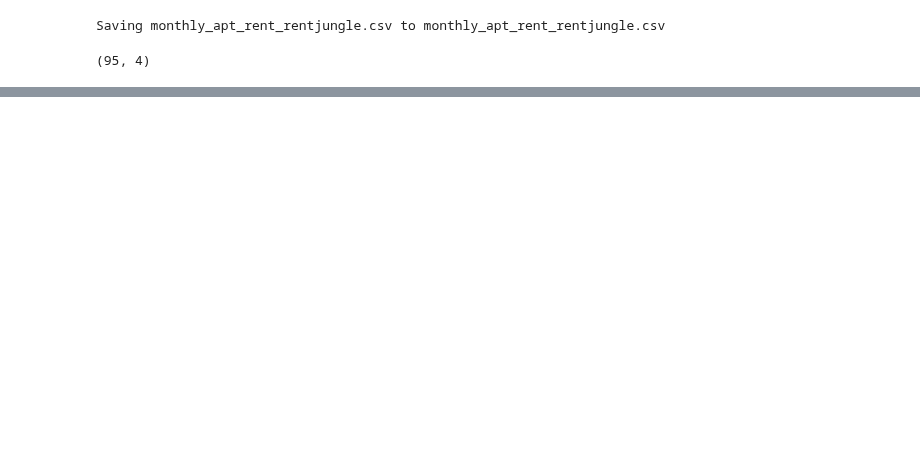
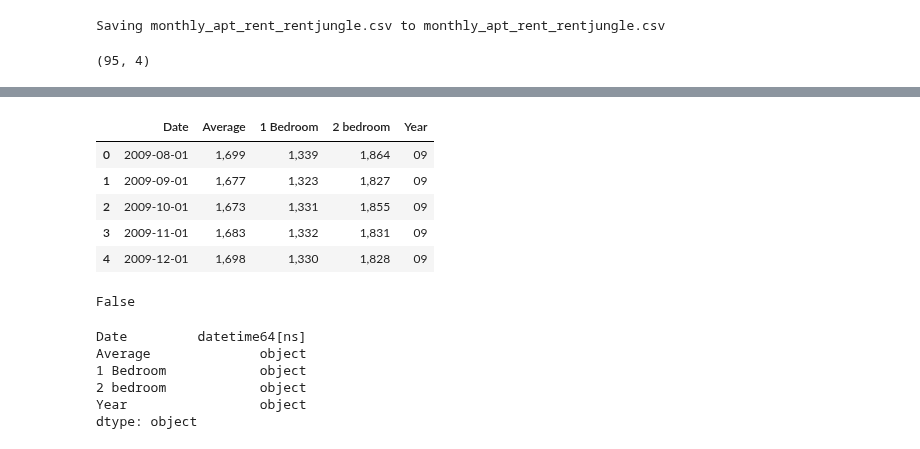
Before and after one commit to bloominstituteoftechnology/DS-Unit-1-Sprint-3-Data-Storytelling, a Jupyter notebook: Copy_of_LS_DS3_222_Choose_appropriate_visualizations.ipynb, the cells around one changed output, grey strips where cells are left out. Saved outputs shown, nothing was run; the diff lists cells and outputs as text; code cells hidden in the pictures; blank space fills up the shorter version.

```diff
--- a/Copy_of_LS_DS3_222_Choose_appropriate_visualizations.ipynb
+++ b/Copy_of_LS_DS3_222_Choose_appropriate_visualizations.ipynb
@@ -534,0 +553,23 @@ ValueError: ignored
+# %%
+df["Date"] = pd.to_datetime(df['Date'])
+df.head()
+# %% [output]
+|  | Date | Average | 1 Bedroom | 2 bedroom | Year |
+| 0 | 2009-08-01 | 1,699 | 1,339 | 1,864 | 09 |
+| 1 | 2009-09-01 | 1,677 | 1,323 | 1,827 | 09 |
+| 2 | 2009-10-01 | 1,673 | 1,331 | 1,855 | 09 |
+| 3 | 2009-11-01 | 1,683 | 1,332 | 1,831 | 09 |
+| 4 | 2009-12-01 | 1,698 | 1,330 | 1,828 | 09 |
+# %%
+df['Average'][1].isnumeric()
+# %% [output]
+False
+# %%
+df.dtypes
+# %% [output]
+Date         datetime64[ns]
+Average              object
+1 Bedroom            object
+2 bedroom            object
+Year                 object
+dtype: object
```
Also changed, not shown: parts of 11 cells of this notebook.
